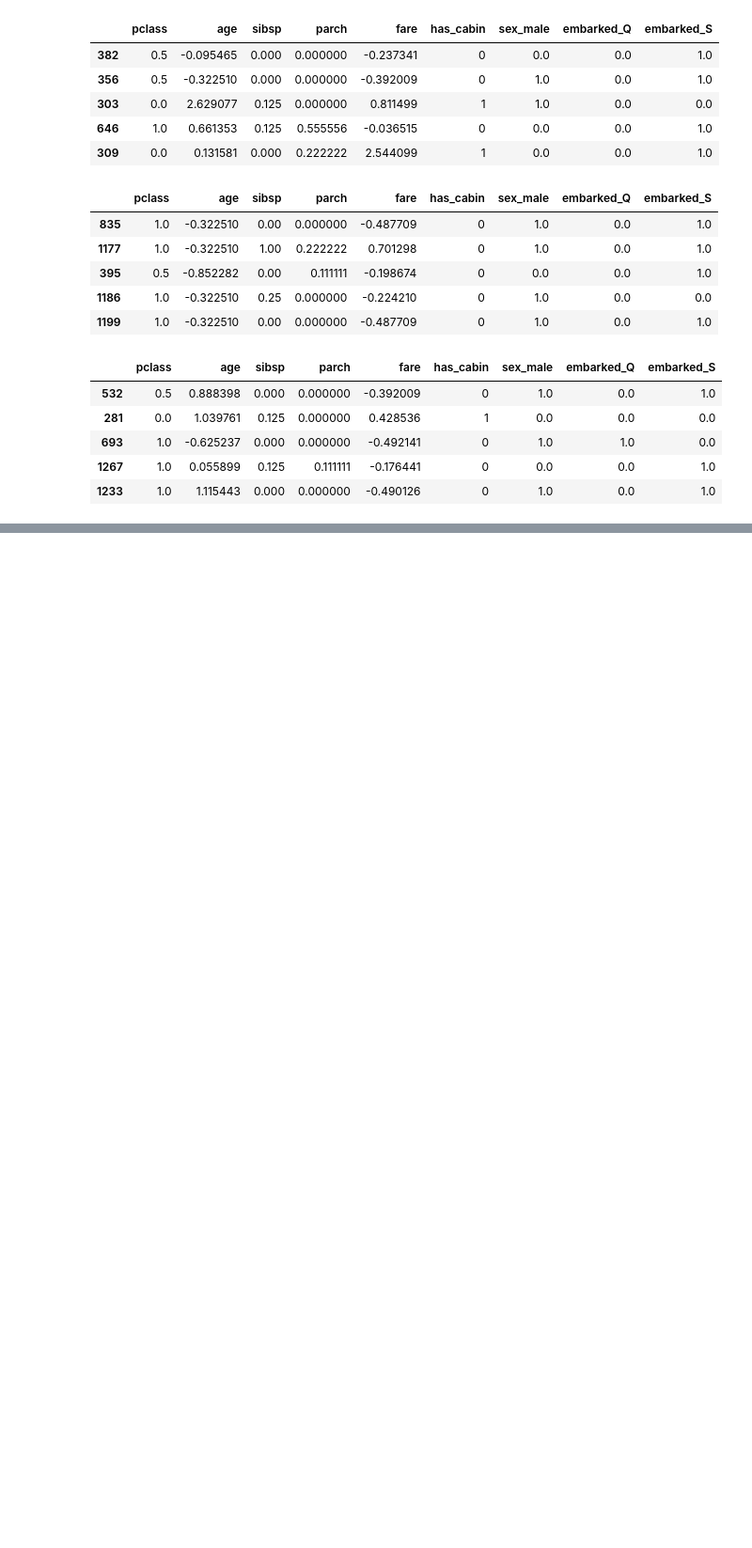
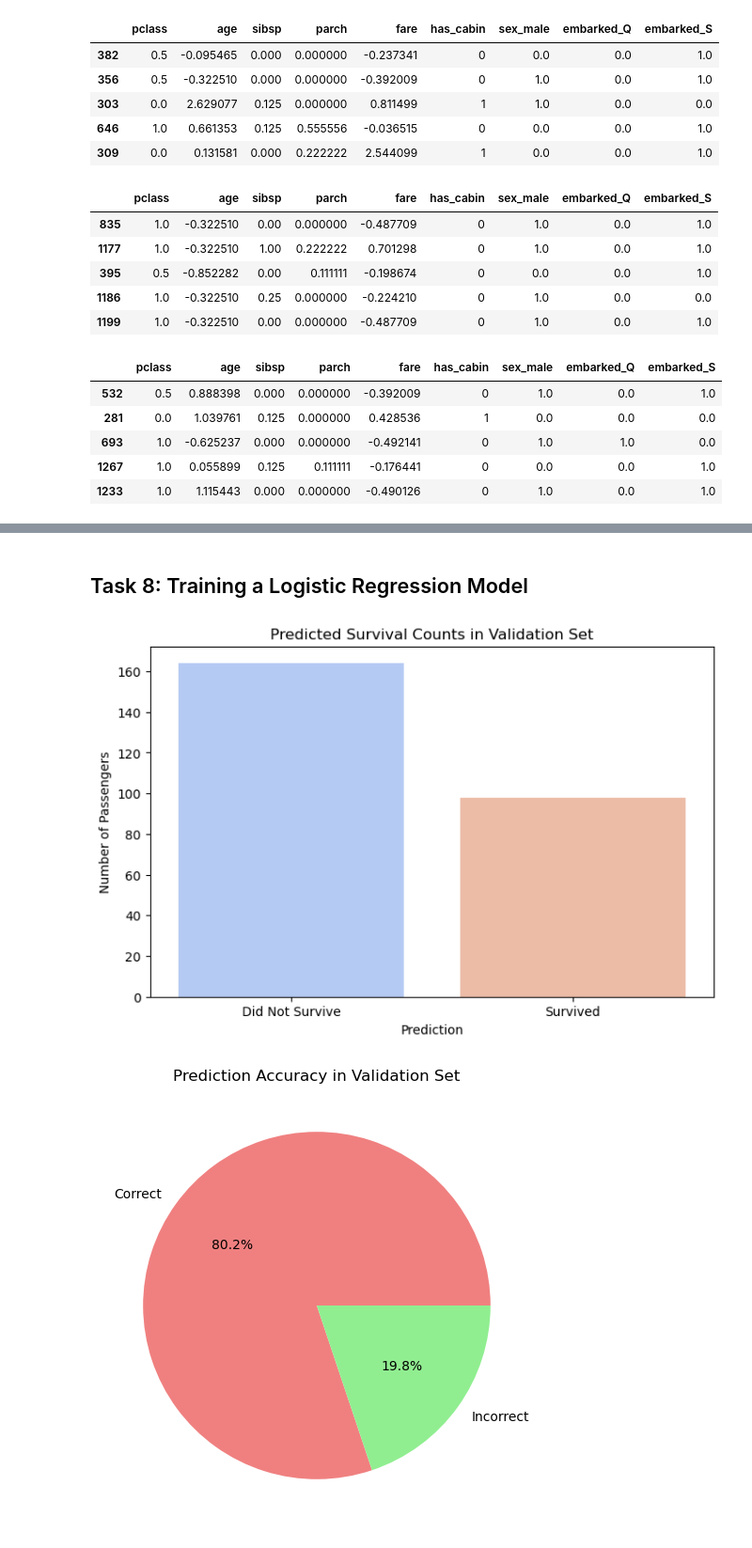
Before and after one commit to jadchebly/ML-fundamentals-2025, a Jupyter notebook: assignment_1_jad_chebly.ipynb, the cells around one changed output, grey strips where cells are left out. Shown at 94% size. Drawn from its saved outputs; the diff is of its cells as text; code cells hidden in the pictures; blank space fills up the shorter version.

Commit message:
Task 8

```diff
--- a/assignment_1_jad_chebly.ipynb
+++ b/assignment_1_jad_chebly.ipynb
@@ -461,0 +546,18 @@ X_test.head()
+# %%
+import numpy as np
+
+# Compute correlation matrix on training data
+corr_matrix = X_train_resampled.corr().abs()
+
+# Select only upper triangle of correlation matrix
+upper = corr_matrix.where(np.triu(np.ones(corr_matrix.shape), k=1).astype(bool))
+
+# Identify highly correlated features (threshold = 0.85)
+to_drop = [column for column in upper.columns if any(upper[column] > 0.85)]
+
+# Drop these features from all datasets
+X_train_selected = X_train_resampled.drop(columns=to_drop)
+X_val_selected = X_val.drop(columns=to_drop)
+X_test_selected = X_test.drop(columns=to_drop)
+
+print("Dropped Features:", to_drop)
@@ -461,0 +568,35 @@ X_test.head()
+# %% [markdown]
+<h2>Task 8: Training a Logistic Regression Model</h2>
+# %%
+from sklearn.linear_model import LogisticRegression
+# Initialize and train Logistic Regression model
+log_reg = LogisticRegression(max_iter=500, random_state=42)
+log_reg.fit(X_train_selected, y_train_resampled)
+
+# Predict on the validation set
+y_val_pred = log_reg.predict(X_val_selected)
+
+#Predict on the test set
+y_test_pred = log_reg.predict(X_test_selected)
+
+# Create a DataFrame to compare actual vs predicted values
+results_df = pd.DataFrame({"Actual": y_val.values, "Predicted": y_val_pred})
+results_df["Result"] = np.where(results_df["Actual"] == results_df["Predicted"], "Correct", "Incorrect")
+
+# Barplot of Predictions**
+plt.figure(figsize=(8, 5))
+sns.barplot(x=["Did Not Survive", "Survived"], y=[(y_val_pred == 0).sum(), (y_val_pred == 1).sum()], palette="coolwarm")
+plt.xlabel("Prediction")
+plt.ylabel("Number of Passengers")
+plt.title("Predicted Survival Counts in Validation Set")
+plt.show()
+
+# Actual vs Predicted Pie Chart**
+plt.figure(figsize=(6, 6))
+results_df["Result"].value_counts().plot(kind="pie", autopct="%1.1f%%", colors=["lightcoral", "lightgreen"])
+plt.title("Prediction Accuracy in Validation Set")
+plt.ylabel("")
+plt.show()
+# %% [output]
+[figure, added]
+[figure, added]
```
Also changed, not shown: parts of 24 cells of this notebook.
